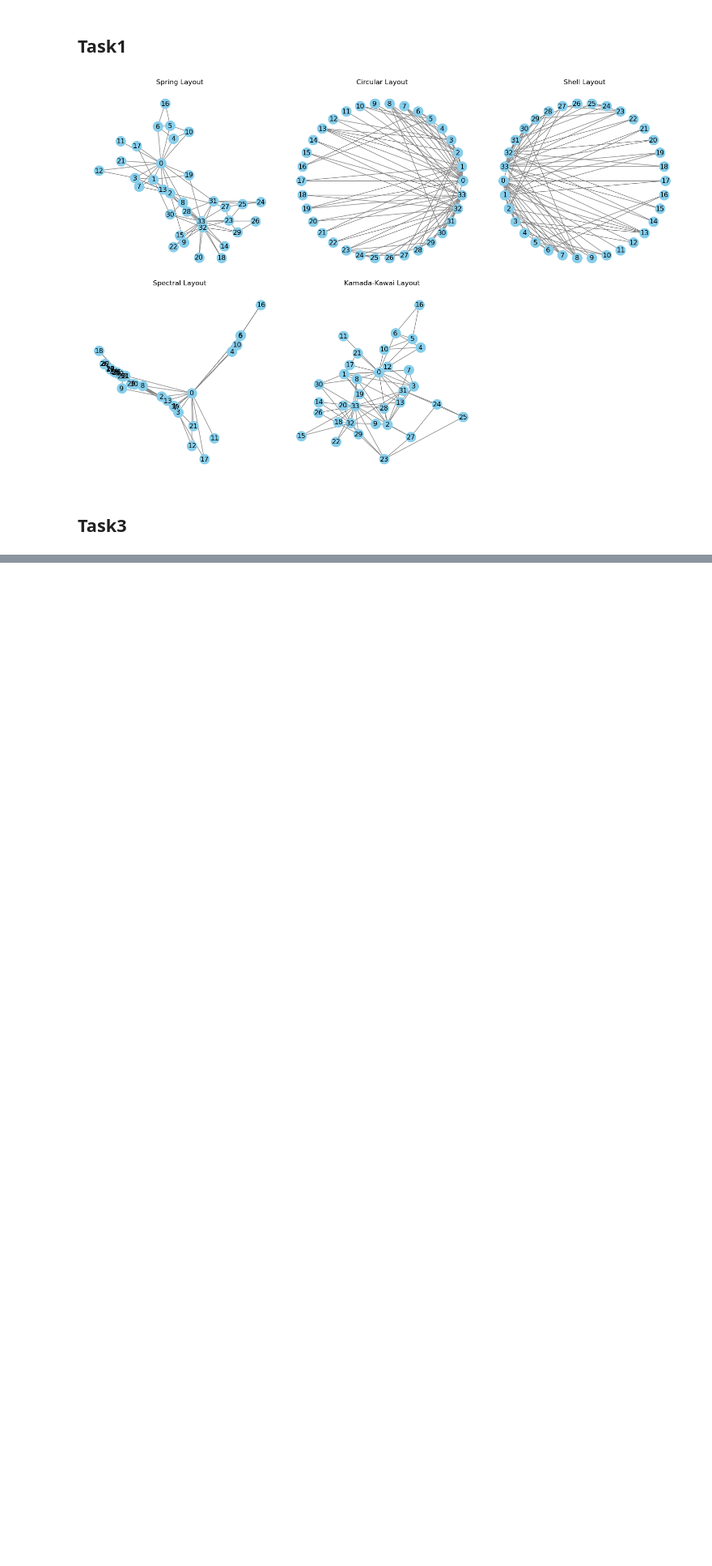
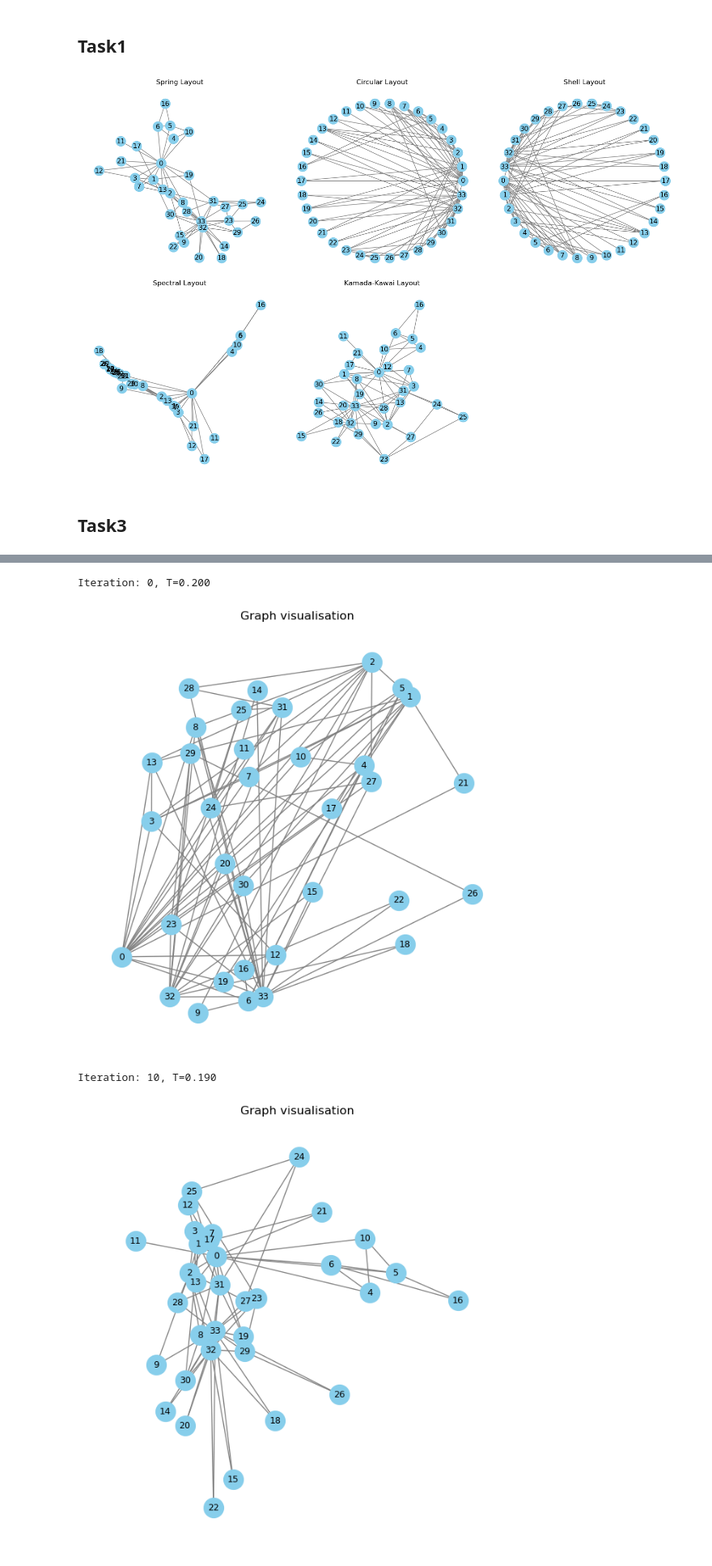
Before and after one commit to kubek22/SNARS, a Jupyter notebook: project3/project3.ipynb, the cells around one changed output, grey strips where cells are left out. Shown at 81% size. Saved outputs shown, nothing was run; the diff lists cells and outputs as text; code cells hidden in the pictures; blank space fills up the shorter version.

```diff
--- a/project3/project3.ipynb
+++ b/project3/project3.ipynb
@@ -407,0 +384,22 @@ Iteration: 50
+# %%
+G = nx.karate_club_graph()
+frames = 10
+steps = 10
+k = 0.1
+T = 0.2
+cooling = 0.95
+
+positions = spring_layout(G, iterations=0, k=k)
+print(f"Iteration: 0, T={T:.3f}")
+plot_graph(G, positions)
+
+for i in range(frames):
+    positions = spring_layout(G, iterations=steps, initial_x=positions, k=k, T=T)
+    T *= cooling  # update temperature outside
+    print(f"Iteration: {(i+1) * steps}, T={T:.3f}")
+    plot_graph(G, positions)
+# %% [output]
+Iteration: 0, T=0.200
+[figure, added]
+Iteration: 10, T=0.190
+[figure, added]
```
Also changed, not shown: parts of 10 cells of this notebook, 1 other file.
